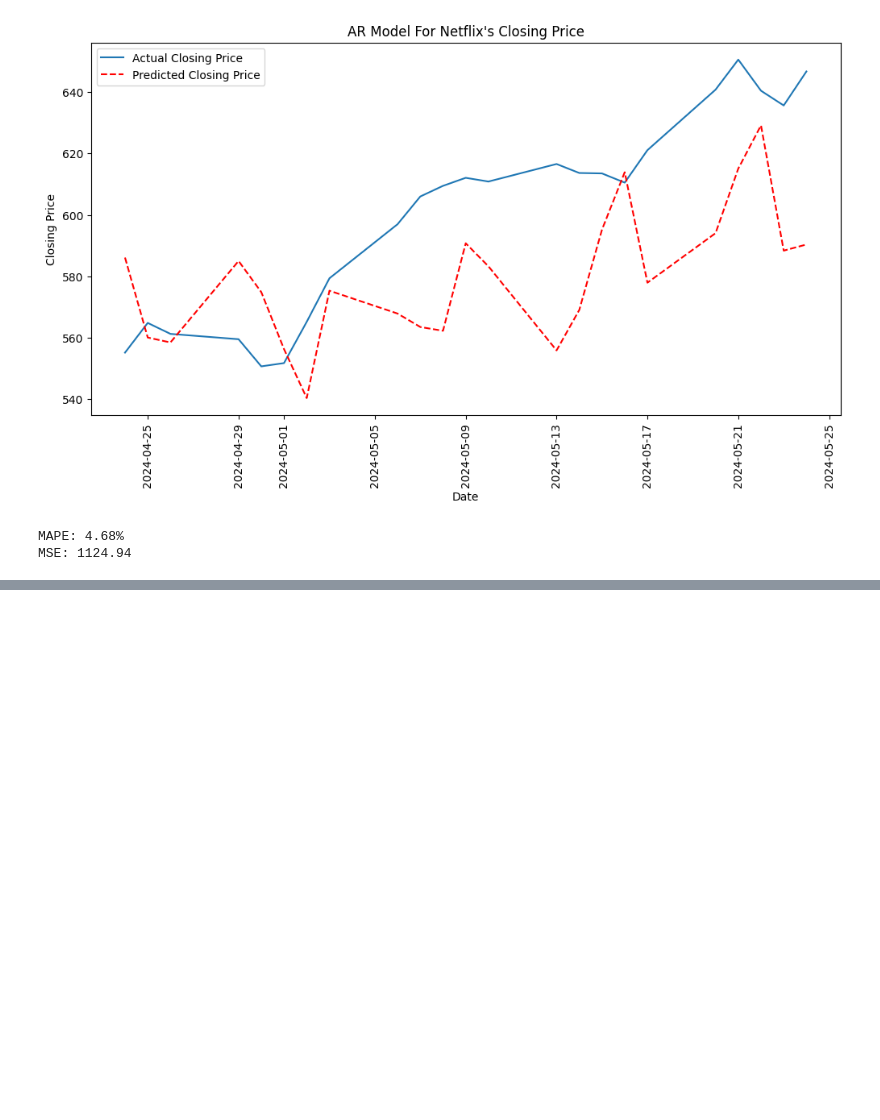
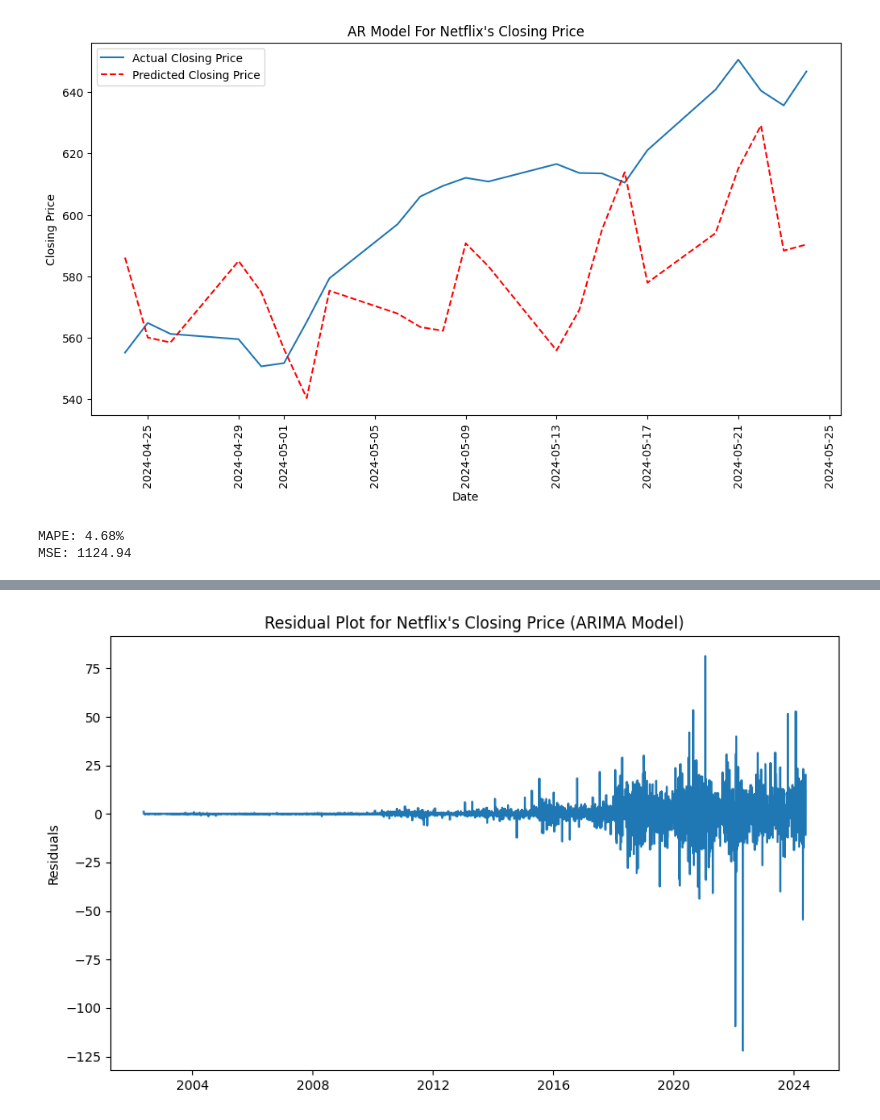
Before and after one commit to kazirshahria/regression_and_time_series, a Jupyter notebook: time_series.ipynb, the cells around one changed output, grey strips where cells are left out. Saved outputs shown, nothing was run; the diff lists cells and outputs as text; code cells hidden in the pictures; blank space fills up the shorter version.

```diff
--- a/time_series.ipynb
+++ b/time_series.ipynb
@@ -272,0 +338,7 @@ MSE: 1124.94
+# %%
+# ARIMA Model
+d = 1
+p = 14
+q = 9
+arima_model = ARIMA(df.close, order=(p, d, q)).fit()
+arima_model.summary()
@@ -272,0 +376,10 @@ MSE: 1124.94
+# %%
+residuals = arima_model.resid
+
+plt.figure(figsize=(10, 6))
+plt.title("Residual Plot for Netflix's Closing Price (ARIMA Model)")
+plt.plot(residuals)
+plt.ylabel("Residuals")
+plt.show()
+# %% [output]
+[figure, added]
```
Also changed, not shown: parts of 9 cells of this notebook.
